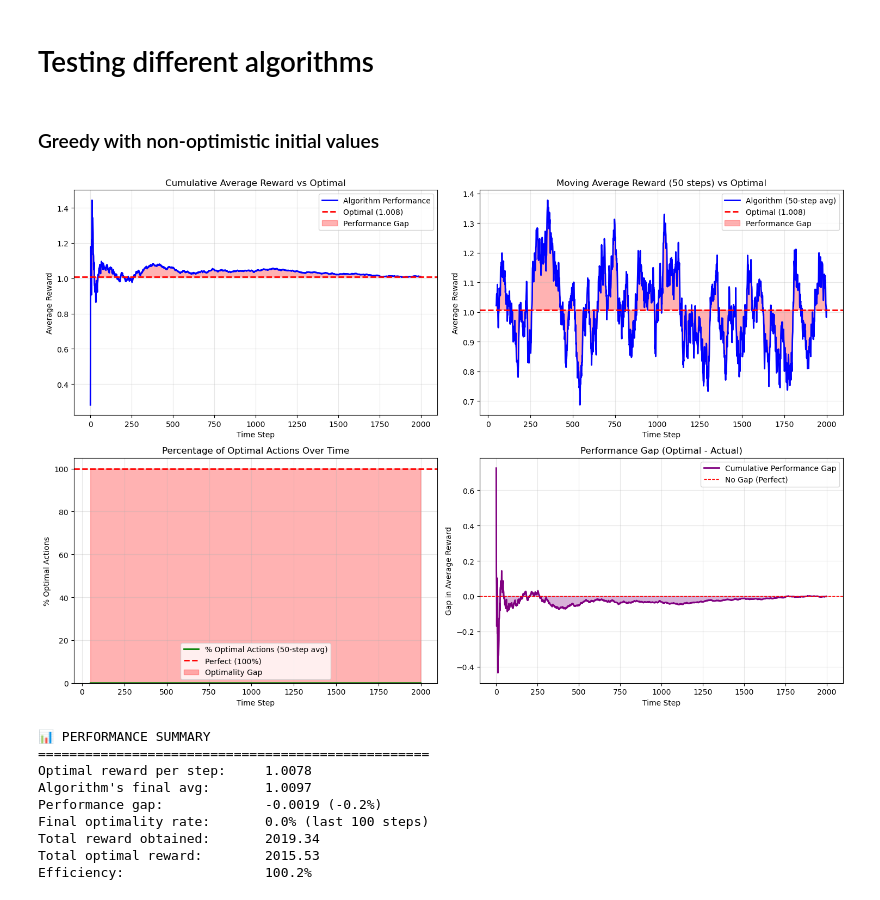
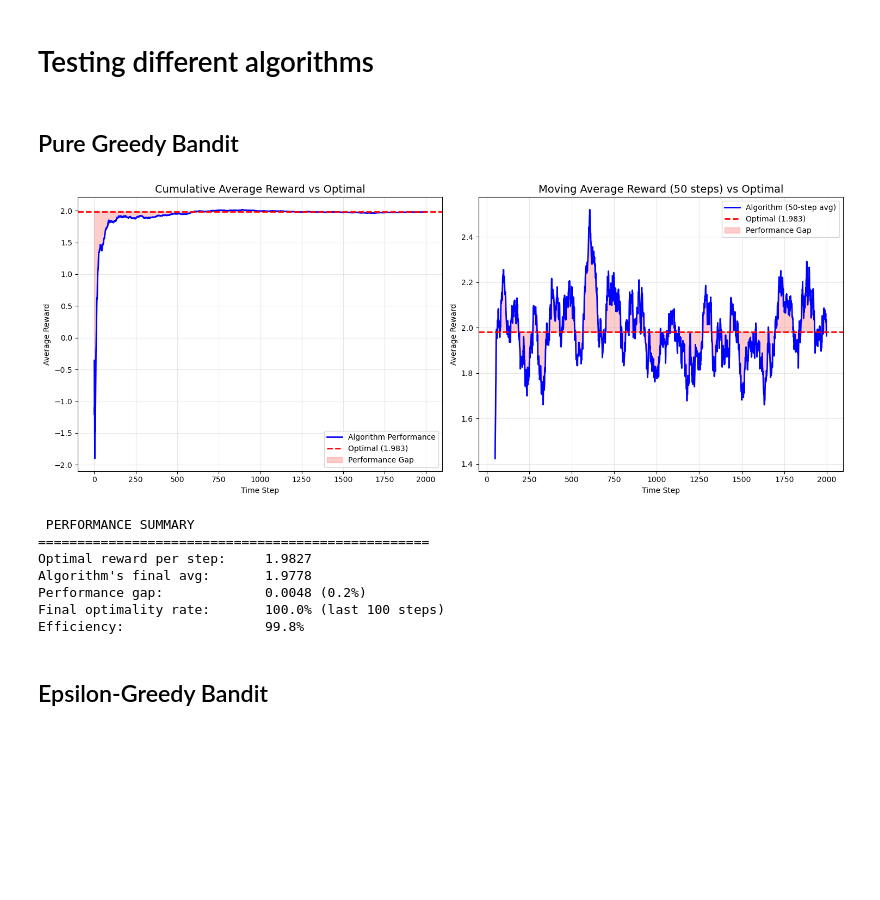
Before and after one commit to ieadoboe/reinforcement-learning, a Jupyter notebook: 1_armed_bandits/notebook.ipynb, the cells around one changed output. Cells and saved outputs as stored; diff of their text form; code cells hidden in the pictures; blank space fills up the shorter version.

Commit message:
refactor: added other algos and plots

```diff
--- a/1_armed_bandits/notebook.ipynb
+++ b/1_armed_bandits/notebook.ipynb
@@ -28,11 +27,20 @@ The true means in reality are hidden and cannot be directly observed.
 # %%
+# set random number generator for reproducibility
+key = random.PRNGKey(123)
+
+
 # Create bandit environment - k-armed bandit means from N(0,1)
 def create_bandit_testbed(key, k=10):
     return random.normal(key, (k,))
 
 
 # True means
-true_means = create_bandit_testbed(key=key)
+key, subkey = random.split(key)
+true_means = create_bandit_testbed(key=subkey)
 print(f"True means (aka ground truth):\n {true_means}")
+
+print(
+    f"\nOptimal arm: {jnp.argmax(true_means)} (mean = {jnp.max(true_means):.3f}) (actually the {jnp.argmax(true_means)+1}th arm)"
+)
 # %% [output]
 True means (aka ground truth):
@@ -54,7 +64,7 @@ Reward from pulling arm 4: -0.18681830167770386
 # %% [markdown]
 # Testing different algorithms
-# %% [markdown]
-### Greedy with non-optimistic initial values
+# %% [markdown]
+## Pure Greedy Bandit
 # %%
 # Greedy with non-optimistic initial values
 def greedy_bandit(key, true_means, n_steps=2000):
@@ -234,15 +202,14 @@ def plot_performance_vs_optimal(rewards, optimal_actions, true_means, window_siz
 # %%
-rewards_1, optimal_actions_1, Q_1, counts_1 = greedy_bandit(key, true_means)
+key, subkey = random.split(key)
+rewards_1, optimal_actions_1, Q_1, counts_1 = greedy_bandit(subkey, true_means)
 
-plot_performance_vs_optimal(rewards_1, optimal_actions_1, true_means)
+plot_performance_comparison(rewards_1, optimal_actions_1, true_means)
 # %% [output]
-[figure, old version]
+[figure, new version]
-📊 PERFORMANCE SUMMARY
+ PERFORMANCE SUMMARY
 ==================================================
-Optimal reward per step:     1.0078
-Algorithm's final avg:       1.0097
-Performance gap:             -0.0019 (-0.2%)
-Final optimality rate:       0.0% (last 100 steps)
-Total reward obtained:       2019.34
-Total optimal reward:        2015.53
-Efficiency:                  100.2%
+Optimal reward per step:     1.9827
+Algorithm's final avg:       1.9778
+Performance gap:             0.0048 (0.2%)
+Final optimality rate:       100.0% (last 100 steps)
+Efficiency:                  99.8%
@@ -267,0 +216,2 @@ def run_experiment():
+# %% [markdown]
+## Epsilon-Greedy Bandit
```
Also changed, not shown: parts of 55 cells of this notebook.
